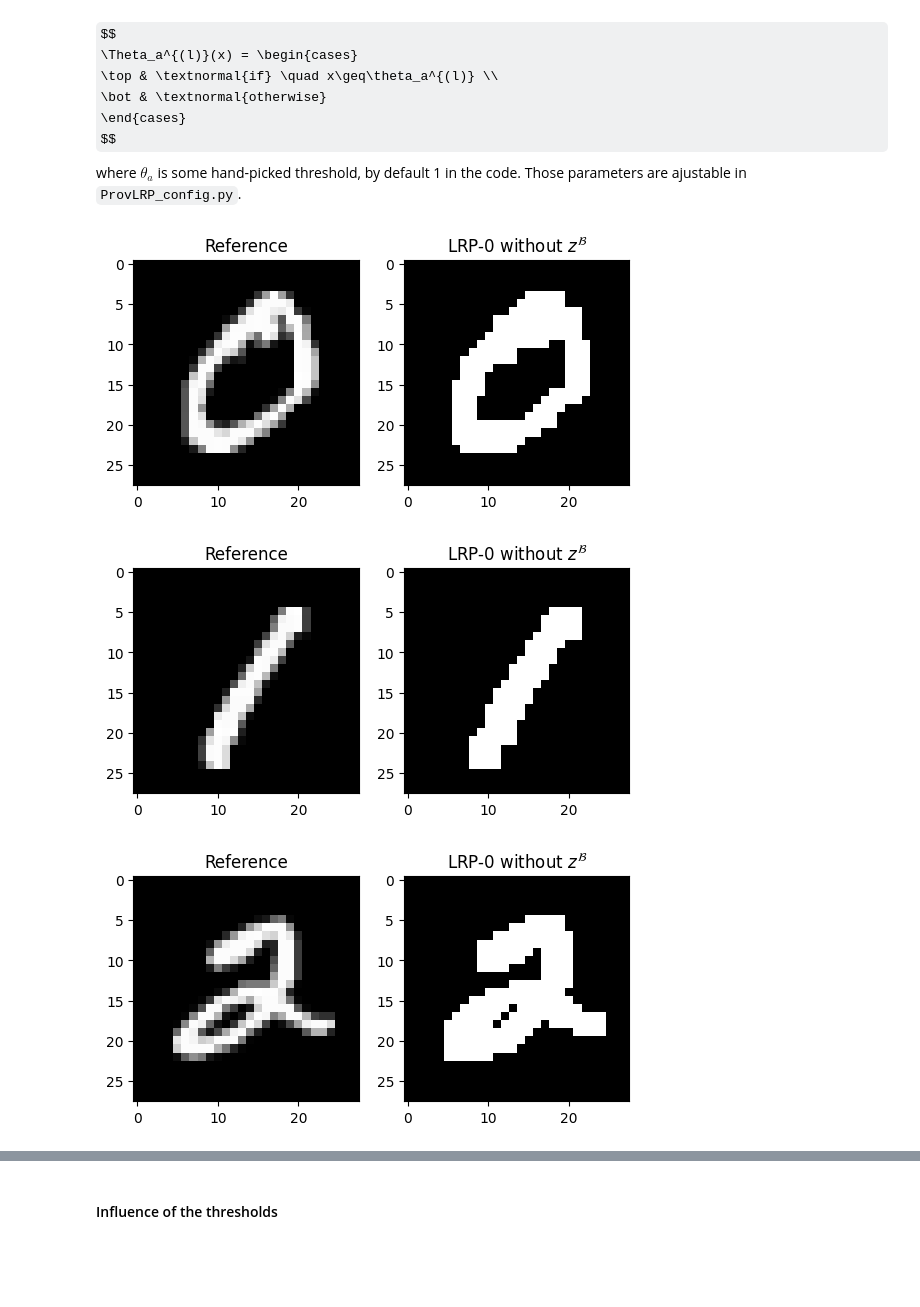
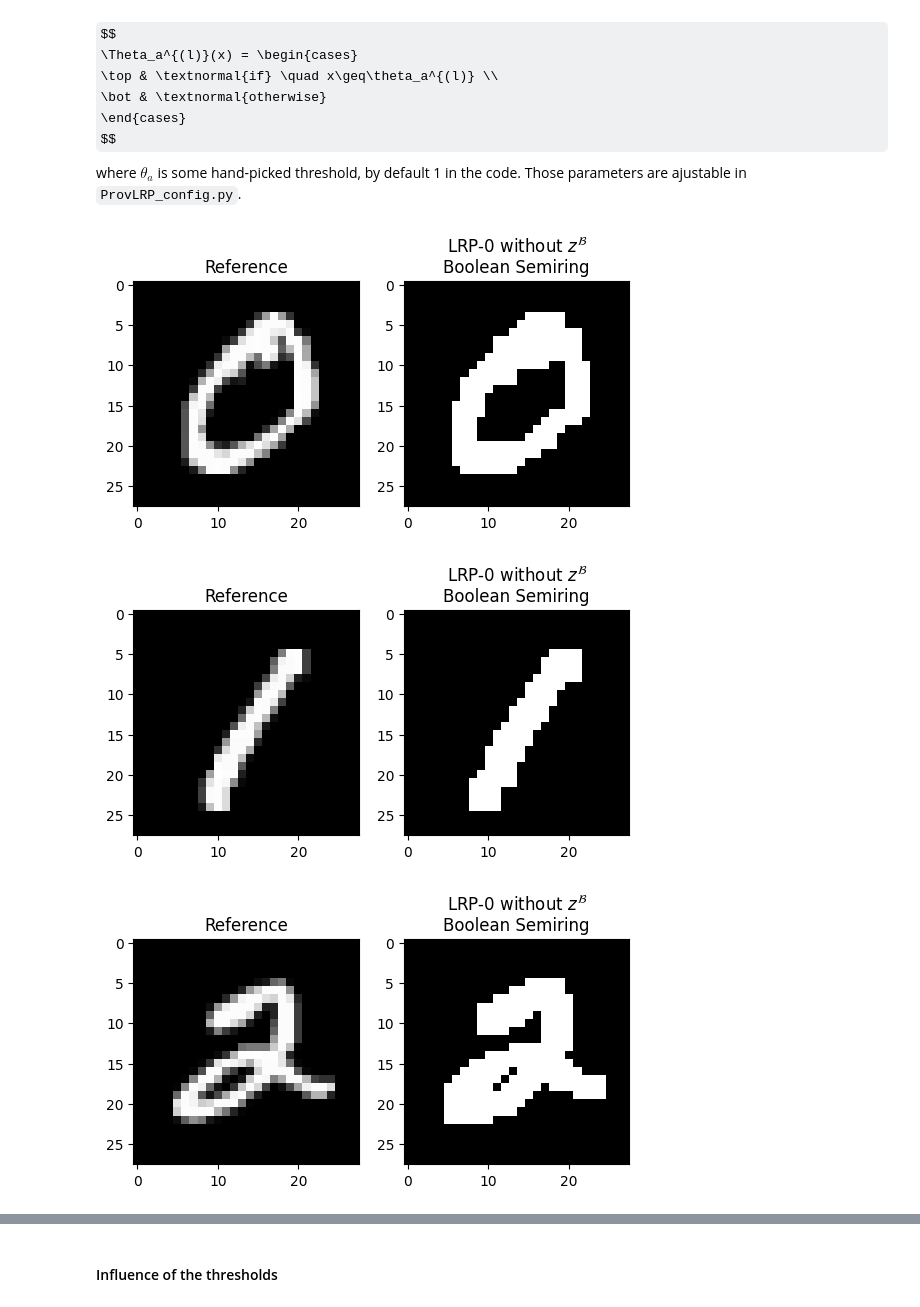
Before and after one commit to Red-Rapious/Semiring-LRP, a Jupyter notebook: code/mnist-abstract-semiring.ipynb, the cells around one changed output, grey strips where cells are left out. Drawn from its saved outputs; the diff is of its cells as text; code cells hidden in the pictures; some formulas as TeX source; blank space fills up the shorter version.

```diff
--- a/code/mnist-abstract-semiring.ipynb
+++ b/code/mnist-abstract-semiring.ipynb
@@ -300,20 +300,20 @@ for l in range(0, L)[::-1]:
 # %%
 Rf = [semiring.semiring_to_float(x) for x in R_bool]
 
 DIGITS = 5
 for i in range(DIGITS):
     image = Rf[0][T==i][0].reshape((28, 28))
 
     fig, axs = plt.subplots(1, 2)
 
     axs[0].imshow(X[T==i][0].reshape((28, 28)), cmap="gray")
     axs[0].set_title("Reference")
 
     axs[1].imshow(image, cmap="gray", vmin=0, vmax=1)
-    axs[1].set_title("LRP-0 without $z^\\mathcal{B}$")
+    axs[1].set_title("LRP-0 without $z^\\mathcal{B}$\nBoolean Semiring")
 
     plt.show()
 # %% [output]
-[figure, old version]
+[figure, new version]
-[figure, old version]
+[figure, new version]
-[figure, old version]
+[figure, new version]
```
Also changed, not shown: parts of 4 cells of this notebook, 1 other file.
